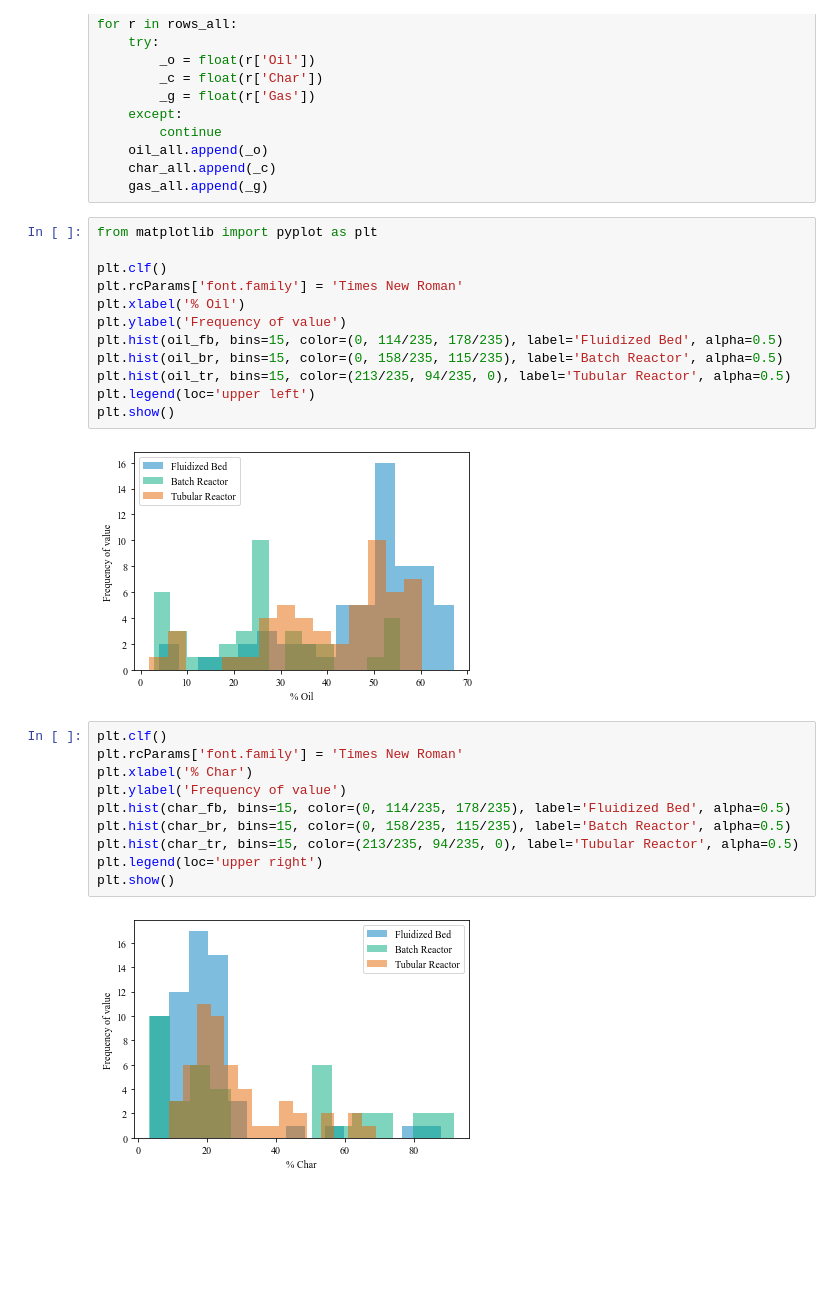
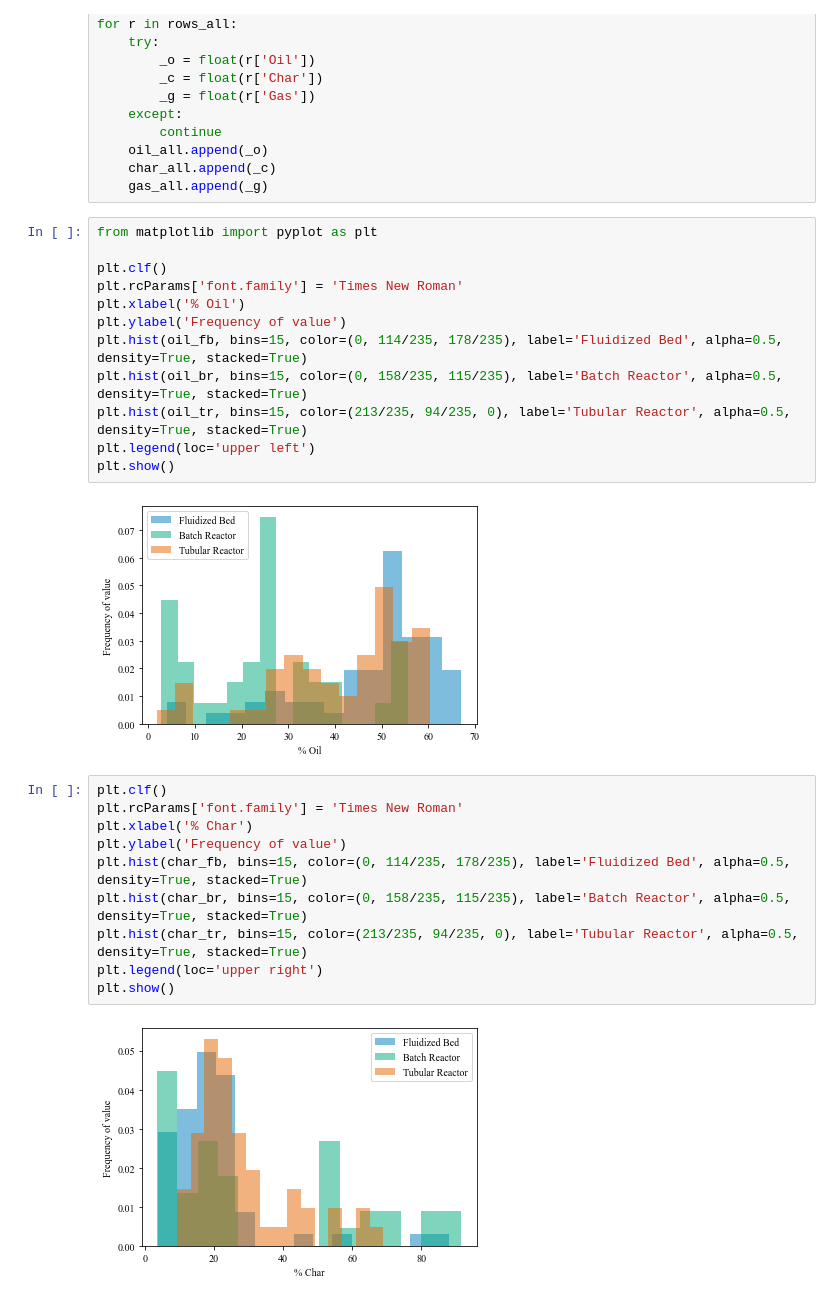
Before and after one commit to ECRL/publication_procedures, a Jupyter notebook: product_yields/yield_repr.ipynb, the cells around one changed output. Saved outputs shown, nothing was run; the diff lists cells and outputs as text; blank space fills up the shorter version.

Commit message:
Histograms -> PDFs

```diff
--- a/product_yields/yield_repr.ipynb
+++ b/product_yields/yield_repr.ipynb
@@ -75,25 +75,25 @@ plt.clf()
 plt.rcParams['font.family'] = 'Times New Roman'
 plt.xlabel('% Oil')
 plt.ylabel('Frequency of value')
-plt.hist(oil_fb, bins=15, color=(0, 114/235, 178/235), label='Fluidized Bed', alpha=0.5)
-plt.hist(oil_br, bins=15, color=(0, 158/235, 115/235), label='Batch Reactor', alpha=0.5)
-plt.hist(oil_tr, bins=15, color=(213/235, 94/235, 0), label='Tubular Reactor', alpha=0.5)
+plt.hist(oil_fb, bins=15, color=(0, 114/235, 178/235), label='Fluidized Bed', alpha=0.5, density=True, stacked=True)
+plt.hist(oil_br, bins=15, color=(0, 158/235, 115/235), label='Batch Reactor', alpha=0.5, density=True, stacked=True)
+plt.hist(oil_tr, bins=15, color=(213/235, 94/235, 0), label='Tubular Reactor', alpha=0.5, density=True, stacked=True)
 plt.legend(loc='upper left')
 plt.show()
 # %% [output]
-[figure, old version]
+[figure, new version]
 # %%
 plt.clf()
 plt.rcParams['font.family'] = 'Times New Roman'
 plt.xlabel('% Char')
 plt.ylabel('Frequency of value')
-plt.hist(char_fb, bins=15, color=(0, 114/235, 178/235), label='Fluidized Bed', alpha=0.5)
-plt.hist(char_br, bins=15, color=(0, 158/235, 115/235), label='Batch Reactor', alpha=0.5)
-plt.hist(char_tr, bins=15, color=(213/235, 94/235, 0), label='Tubular Reactor', alpha=0.5)
+plt.hist(char_fb, bins=15, color=(0, 114/235, 178/235), label='Fluidized Bed', alpha=0.5, density=True, stacked=True)
+plt.hist(char_br, bins=15, color=(0, 158/235, 115/235), label='Batch Reactor', alpha=0.5, density=True, stacked=True)
+plt.hist(char_tr, bins=15, color=(213/235, 94/235, 0), label='Tubular Reactor', alpha=0.5, density=True, stacked=True)
 plt.legend(loc='upper right')
 plt.show()
 # %% [output]
-[figure, old version]
+[figure, new version]
 # %%
 plt.clf()
 plt.rcParams['font.family'] = 'Times New Roman'
```
Also changed, not shown: parts of 1 cell of this notebook.
